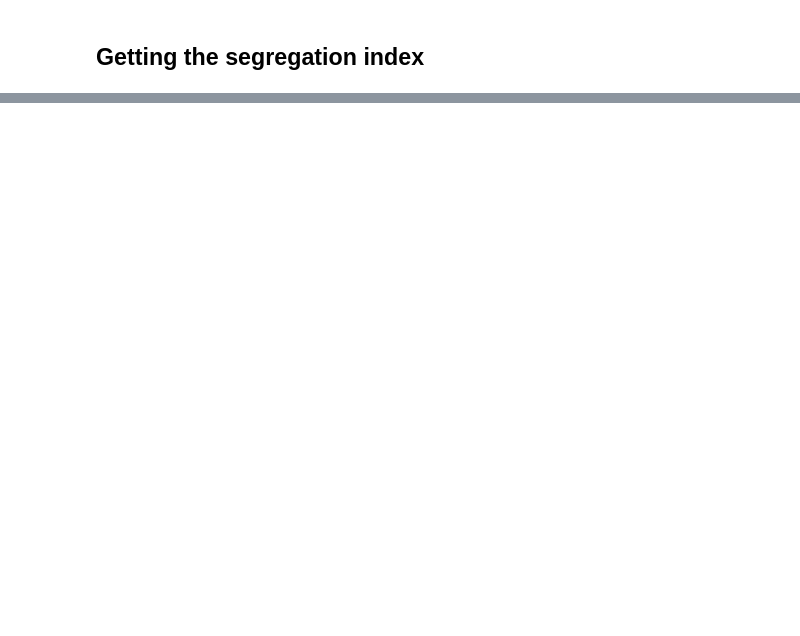
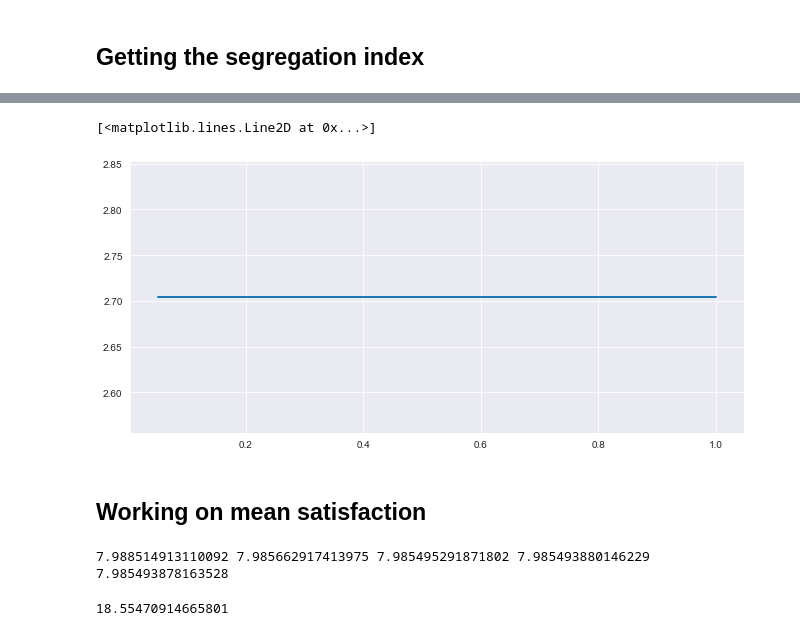
Before and after one commit to Joseph38512/industrial-maths-project-2, a Jupyter notebook: Housing_1-2.ipynb, the cells around one changed output, grey strips where cells are left out. Saved outputs shown, nothing was run; the diff lists cells and outputs as text; code cells hidden in the pictures; blank space fills up the shorter version.

```diff
--- a/Housing_1-2.ipynb
+++ b/Housing_1-2.ipynb
@@ -19,7 +19,9 @@ warnings.filterwarnings("ignore")
 # %%
 # Defining a cmap that we can use where zeros (empty houses) will stand out - setting them to black
 cmap_show_empty = cm.Greens.copy()
-cmap_show_empty.set_bad(color='black')
+cmap_show_empty.set_bad(color='red')
+cmap.set_under('black')
+#cmap_show_empty.set_bad(color='red', alpha = 1)
 # %%
 seed(10)
 # %%
@@ -239,7 +240,7 @@ def get_convergence(lam, gridsize, p_empty, seed):
     grid_agents1 = grid_agents(gridsize + 4, p_empty, grid_houses1)
     i = 0
     j = 0
-    while i < int(gridsize**(2)/3):
+    while i < int(gridsize**(2)/300):
         grid_houses1.update_values(grid_agents1, lam)
         g1 = grid_agents1.affluences.copy()
         grid_agents1.swap_people(grid_houses1)
@@ -249,7 +250,8 @@ def get_convergence(lam, gridsize, p_empty, seed):
         else:
             i = 0
         j += 1
-    return j, np.average(grid_houses1.values)
+    H = get_eigenvalues(grid_houses1)
+    return j, np.average(grid_houses1.values), H
 # %%
 # graphing 'convergence' for different values of lambda
 lambdas = []
@@ -519 +541,17 @@ print(get_eigenvalues(grid_houses1))
 2.7043392559992725
+# %%
+# Making a graph of segregation indexes compared to lambda:
+gridsize = 20
+p_empty = 0.2
+lams = []
+segs = []
+for s in range(1,21):
+    lam = s/20
+    _,_, seq = get_convergence(lam, gridsize, p_empty, seed = 0)
+    lams.append(lam)
+    segs.append(seq)
+# %%
+plt.plot(lams,segs)
+# %% [output]
+[<matplotlib.lines.Line2D at 0x...>]
+[figure, added]
@@ -519,0 +561,2 @@ print(get_eigenvalues(grid_houses1))
+# %% [markdown]
+## Working on mean satisfaction
@@ -519,0 +592,8 @@ print(get_eigenvalues(grid_houses1))
+# %%
+print(sats[10], sats[20], sats[30], sats[40], sats[50])
+# %% [output]
+7.988514913110092 7.985662917413975 7.985495291871802 7.985493880146229 7.985493878163528
+# %%
+print(sats[3])
+# %% [output]
+18.55470914665801
```
Also changed, not shown: parts of 27 cells of this notebook, 2 other files.
